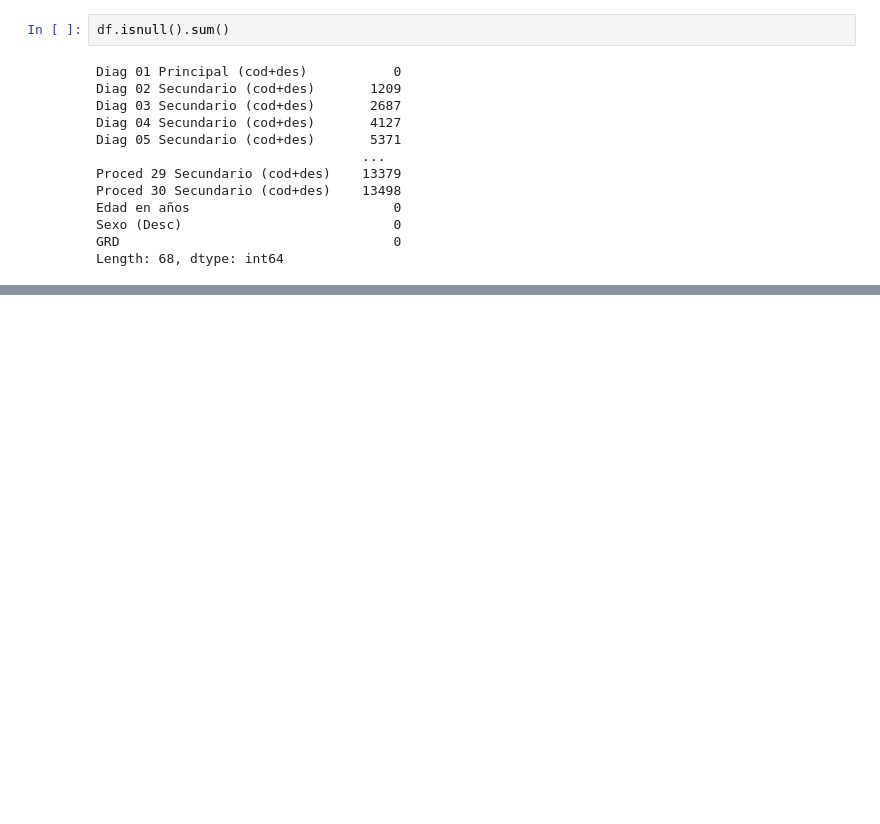
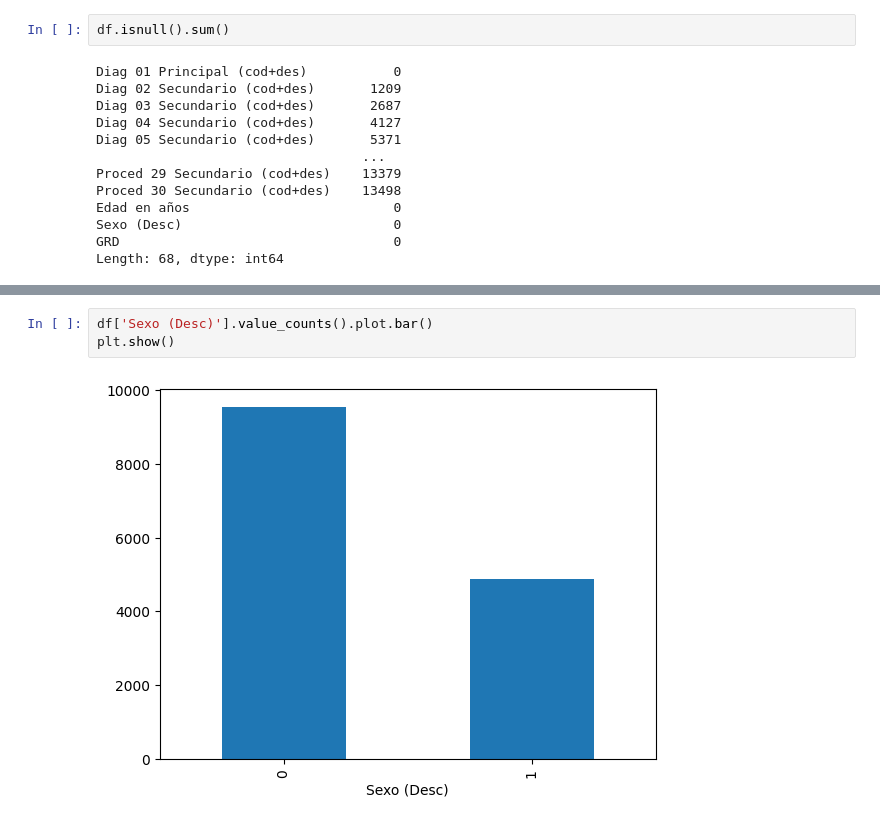
Before and after one commit to vcrdovacastillo/Universidad-4-1, a Jupyter notebook: Untitled.ipynb, the cells around one changed output, grey strips where cells are left out. Drawn from its saved outputs; the diff is of its cells as text; blank space fills up the shorter version.

```diff
--- a/Untitled.ipynb
+++ b/Untitled.ipynb
@@ -77,0 +111,5 @@ def desc_num_feature(numerical_features):
+# %%
+df['Sexo (Desc)'].value_counts().plot.bar()
+plt.show()
+# %% [output]
+[figure, added]
```
Also changed, not shown: parts of 12 cells of this notebook.
